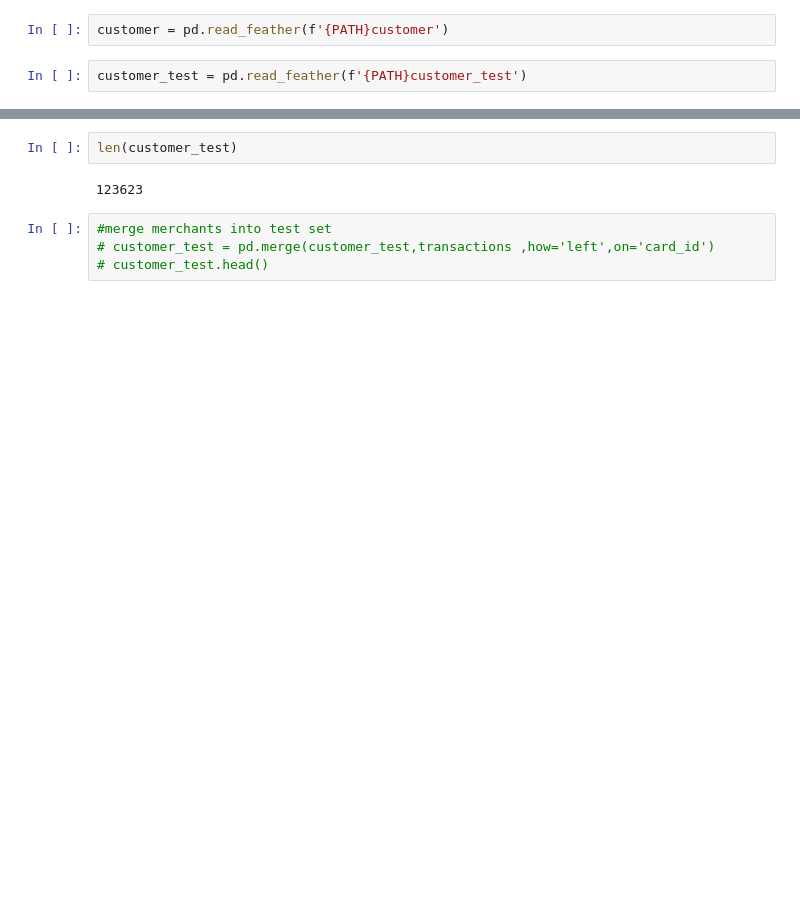
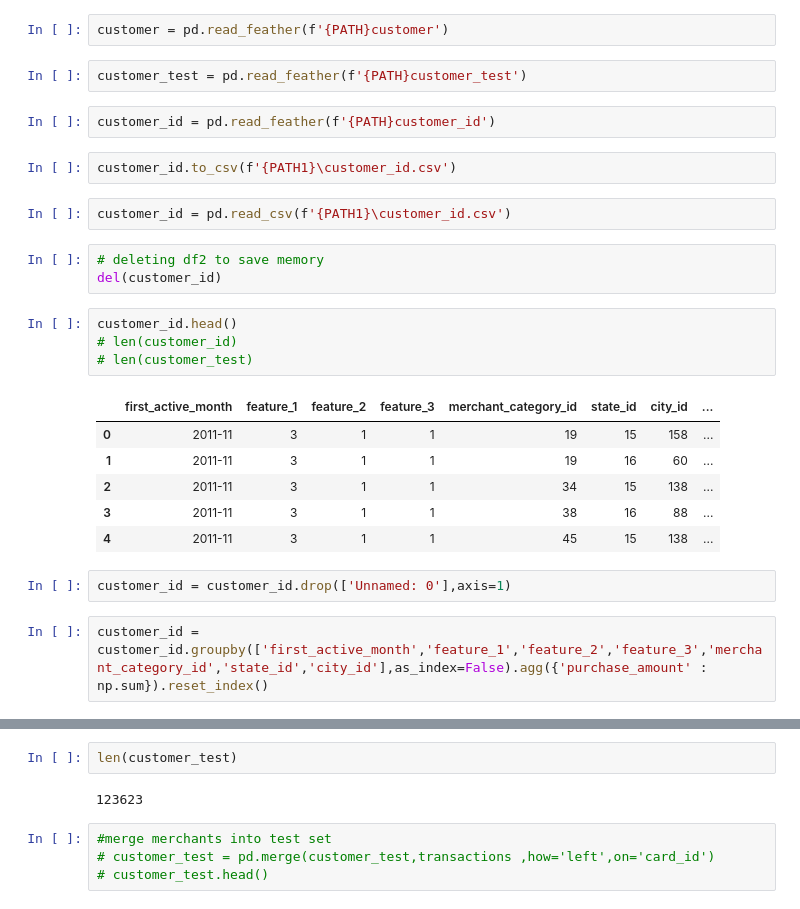
Before and after one commit to gane-dev/DeepLearning, a Jupyter notebook: elo-prediction.ipynb, the cells around one changed output, grey strips where cells are left out. Saved outputs shown, nothing was run; the diff lists cells and outputs as text; blank space fills up the shorter version.

```diff
--- a/elo-prediction.ipynb
+++ b/elo-prediction.ipynb
@@ -107,3 +112,27 @@ customer_test.to_feather(f'{PATH}customer_test')
 customer = pd.read_feather(f'{PATH}customer')
 # %%
 customer_test = pd.read_feather(f'{PATH}customer_test')
+# %%
+customer_id = pd.read_feather(f'{PATH}customer_id')
+# %%
+customer_id.to_csv(f'{PATH1}\customer_id.csv')
+# %%
+customer_id = pd.read_csv(f'{PATH1}\customer_id.csv')
+# %%
+# deleting df2 to save memory
+del(customer_id)
+# %%
+customer_id.head()
+# len(customer_id)
+# len(customer_test)
+# %% [output]
+|  | first_active_month | feature_1 | feature_2 | feature_3 | merchant_category_id | state_id | city_id | ... |
+| 0 | 2011-11 | 3 | 1 | 1 | 19 | 15 | 158 | ... |
+| 1 | 2011-11 | 3 | 1 | 1 | 19 | 16 | 60 | ... |
+| 2 | 2011-11 | 3 | 1 | 1 | 34 | 15 | 138 | ... |
+| 3 | 2011-11 | 3 | 1 | 1 | 38 | 16 | 88 | ... |
+| 4 | 2011-11 | 3 | 1 | 1 | 45 | 15 | 138 | ... |
+# %%
+customer_id = customer_id.drop(['Unnamed: 0'],axis=1)
+# %%
+customer_id = customer_id.groupby(['first_active_month','feature_1','feature_2','feature_3','merchant_category_id','state_id','city_id'],as_index=False).agg({'purchase_amount' : np.sum}).reset_index()
```
Also changed, not shown: parts of 15 cells of this notebook.
